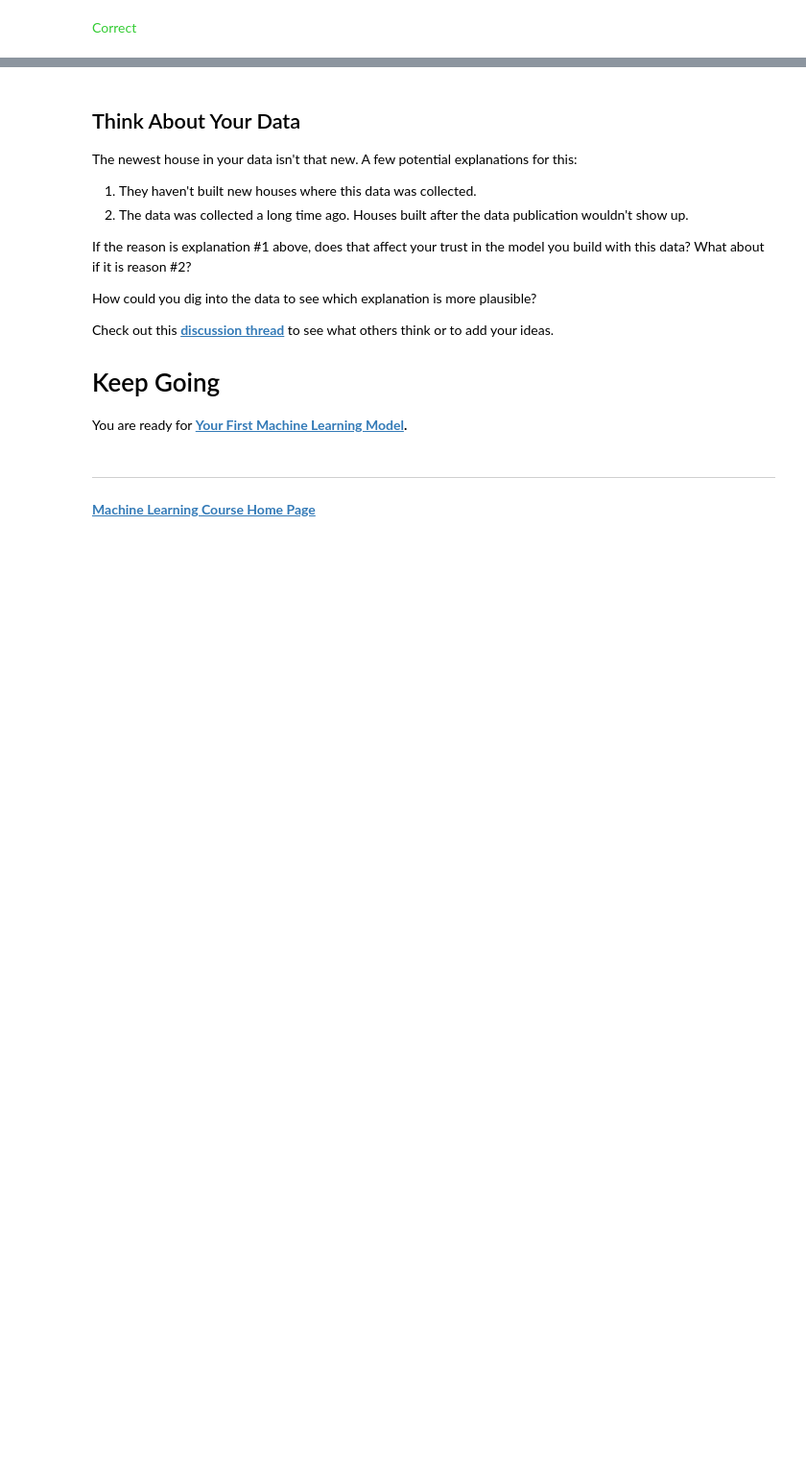
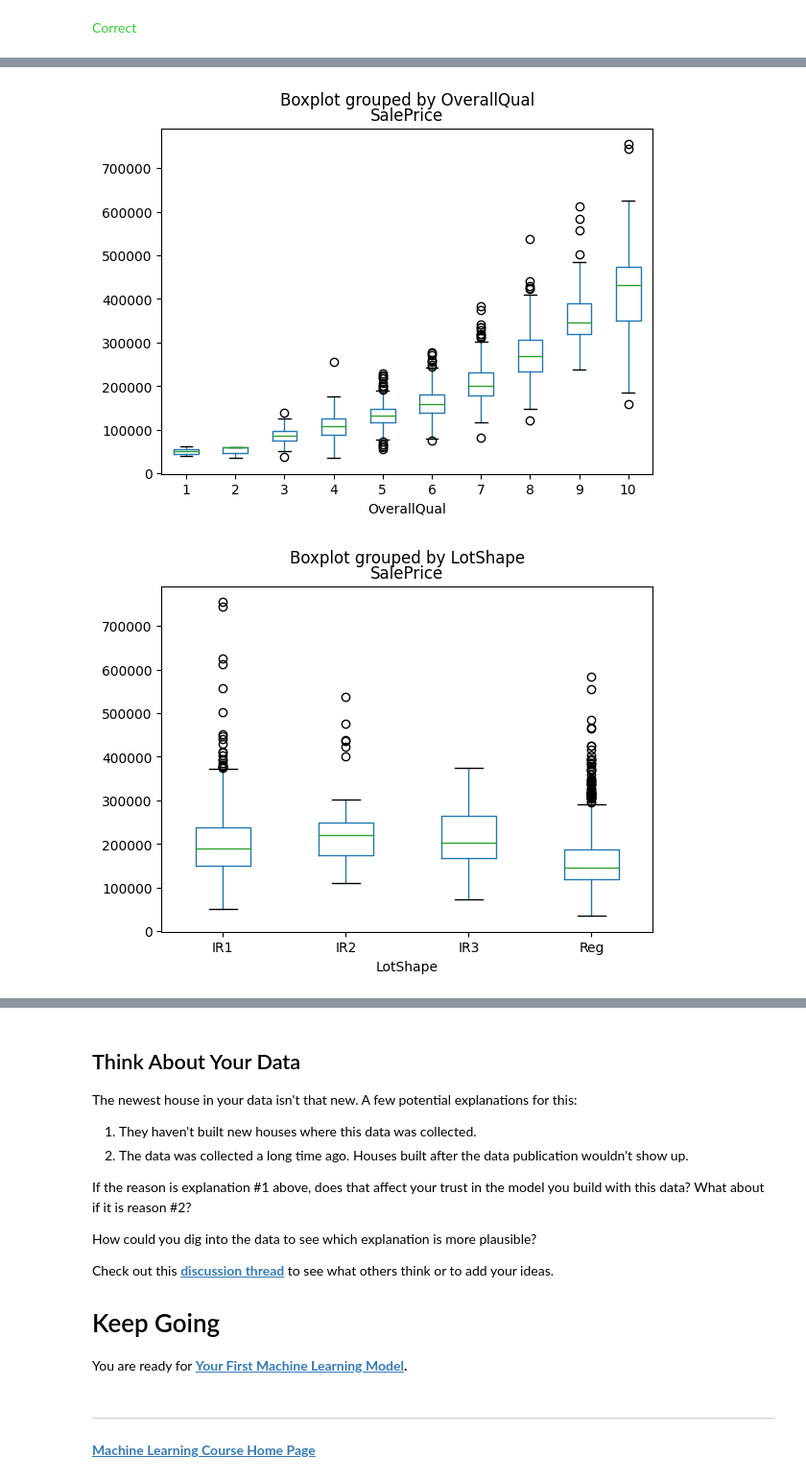
Before and after one commit to Saxon-account/vhs-intro-ai, a Jupyter notebook: exercise-explore-your-data.ipynb, the cells around one changed output, grey strips where cells are left out. Shown at 96% size. Drawn from its saved outputs; the diff is of its cells as text; code cells hidden in the pictures; blank space fills up the shorter version.

```diff
--- a/exercise-explore-your-data.ipynb
+++ b/exercise-explore-your-data.ipynb
@@ -77,0 +114,14 @@ step_2.check()
+# %%
+home_data.boxplot(column = 'SalePrice', by= 'OverallQual', grid= False)
+plt.show()
+
+home_data.boxplot(column = 'SalePrice', by= 'LotShape', grid= False)
+plt.show()
+
+plt.scatter(home_data.SaleCondition, home_data.SalePrice)
+plt.xlabel('SaleCondition')
+plt.ylabel('Price')
+plt.show()
+# %% [output]
+[figure, added]
+[figure, added]
```
Also changed, not shown: parts of 3 cells of this notebook.
